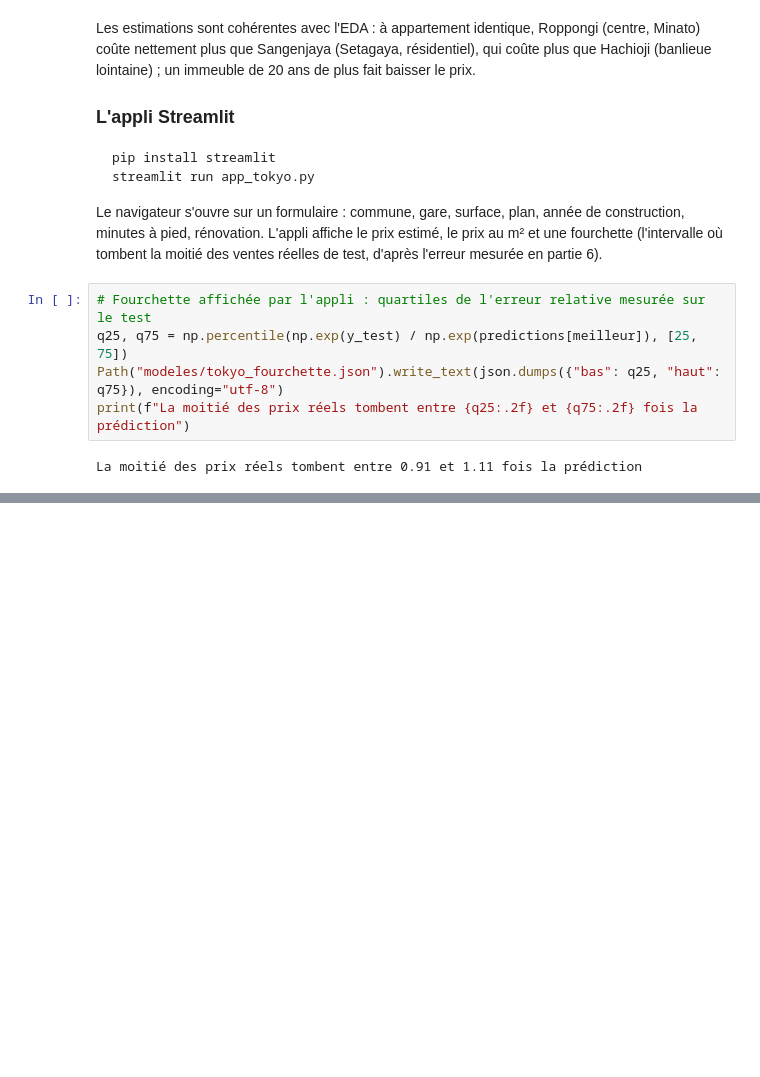
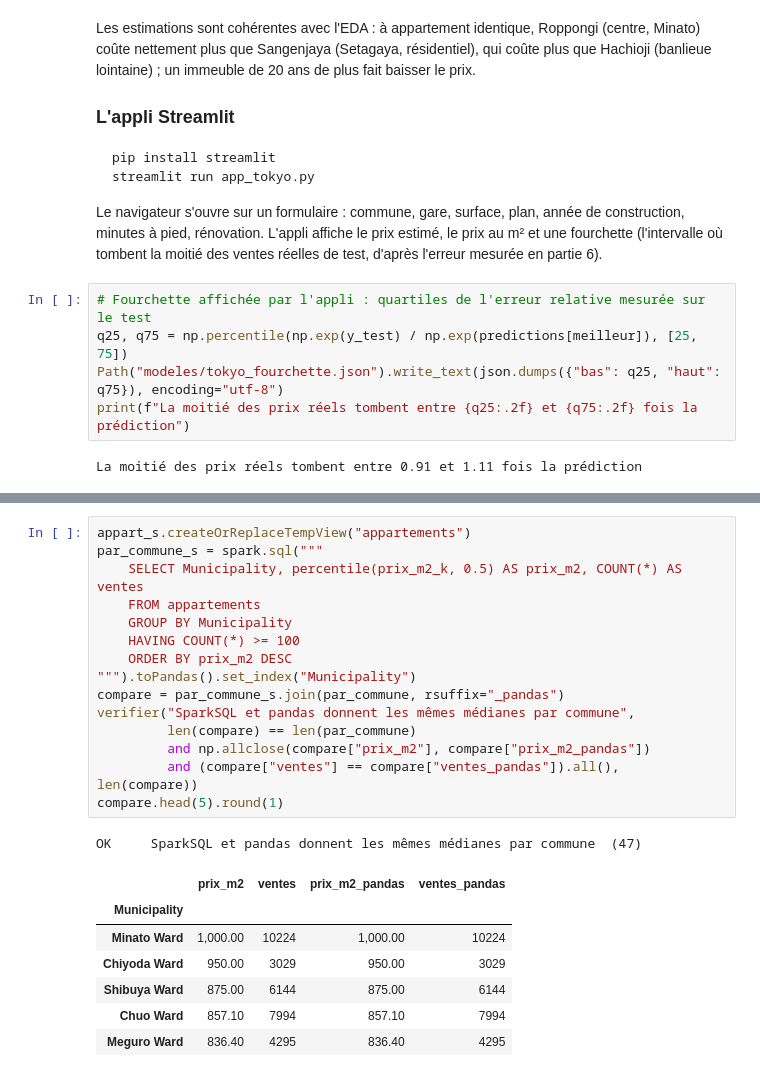
Before and after one commit to QDaruma/BigData, a Jupyter notebook: TP3_ID12/Small/tokyo_immo.ipynb, the cells around one changed output, grey strips where cells are left out. Saved outputs shown, nothing was run; the diff lists cells and outputs as text; blank space fills up the shorter version.

```diff
--- a/tp3/tokyo_immo.ipynb
+++ b/TP3_ID12/Small/tokyo_immo.ipynb
@@ -925,0 +1145,24 @@ La moitié des prix réels tombent entre 0.91 et 1.11 fois la prédiction
+# %%
+appart_s.createOrReplaceTempView("appartements")
+par_commune_s = spark.sql("""
+    SELECT Municipality, percentile(prix_m2_k, 0.5) AS prix_m2, COUNT(*) AS ventes
+    FROM appartements
+    GROUP BY Municipality
+    HAVING COUNT(*) >= 100
+    ORDER BY prix_m2 DESC
+""").toPandas().set_index("Municipality")
+compare = par_commune_s.join(par_commune, rsuffix="_pandas")
+verifier("SparkSQL et pandas donnent les mêmes médianes par commune",
+         len(compare) == len(par_commune)
+         and np.allclose(compare["prix_m2"], compare["prix_m2_pandas"])
+         and (compare["ventes"] == compare["ventes_pandas"]).all(), len(compare))
+compare.head(5).round(1)
+# %% [output]
+OK     SparkSQL et pandas donnent les mêmes médianes par commune  (47)
+|  | prix_m2 | ventes | prix_m2_pandas | ventes_pandas |
+| Municipality |  |  |  |  |
+| Minato Ward | 1,000.00 | 10224 | 1,000.00 | 10224 |
+| Chiyoda Ward | 950.00 | 3029 | 950.00 | 3029 |
+| Shibuya Ward | 875.00 | 6144 | 875.00 | 6144 |
+| Chuo Ward | 857.10 | 7994 | 857.10 | 7994 |
+| Meguro Ward | 836.40 | 4295 | 836.40 | 4295 |
```
Also changed, not shown: parts of 33 cells of this notebook, 40 other files.
